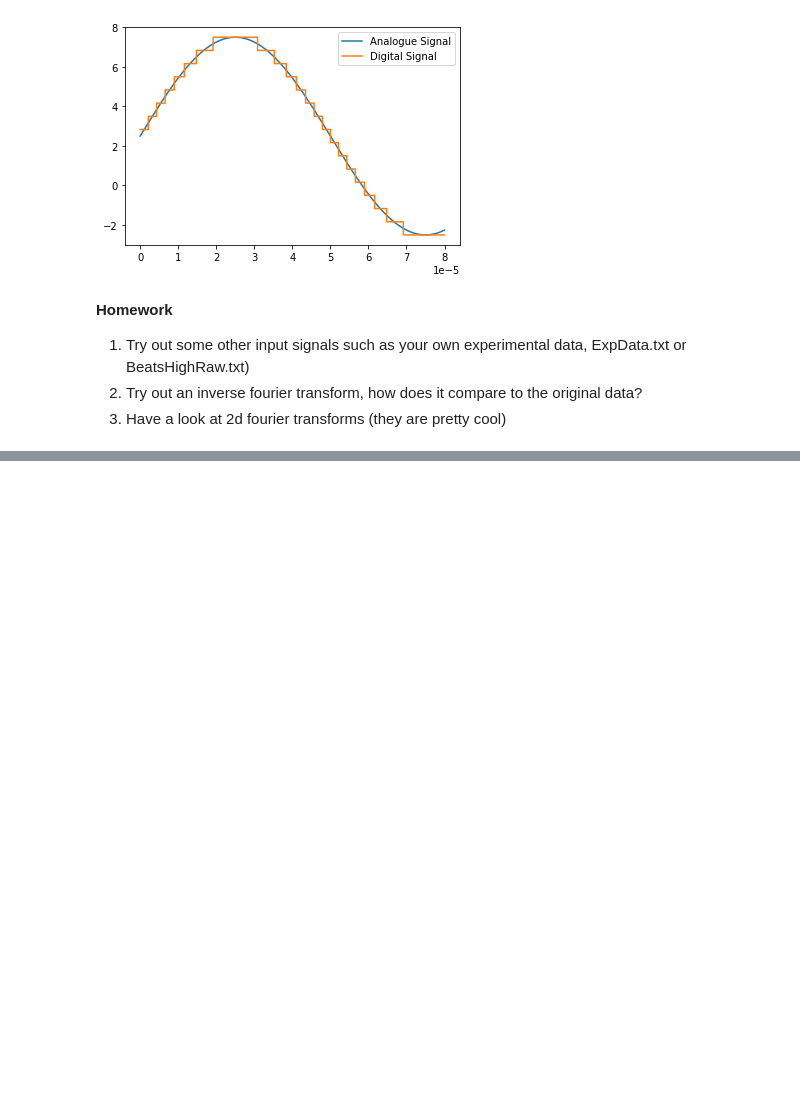
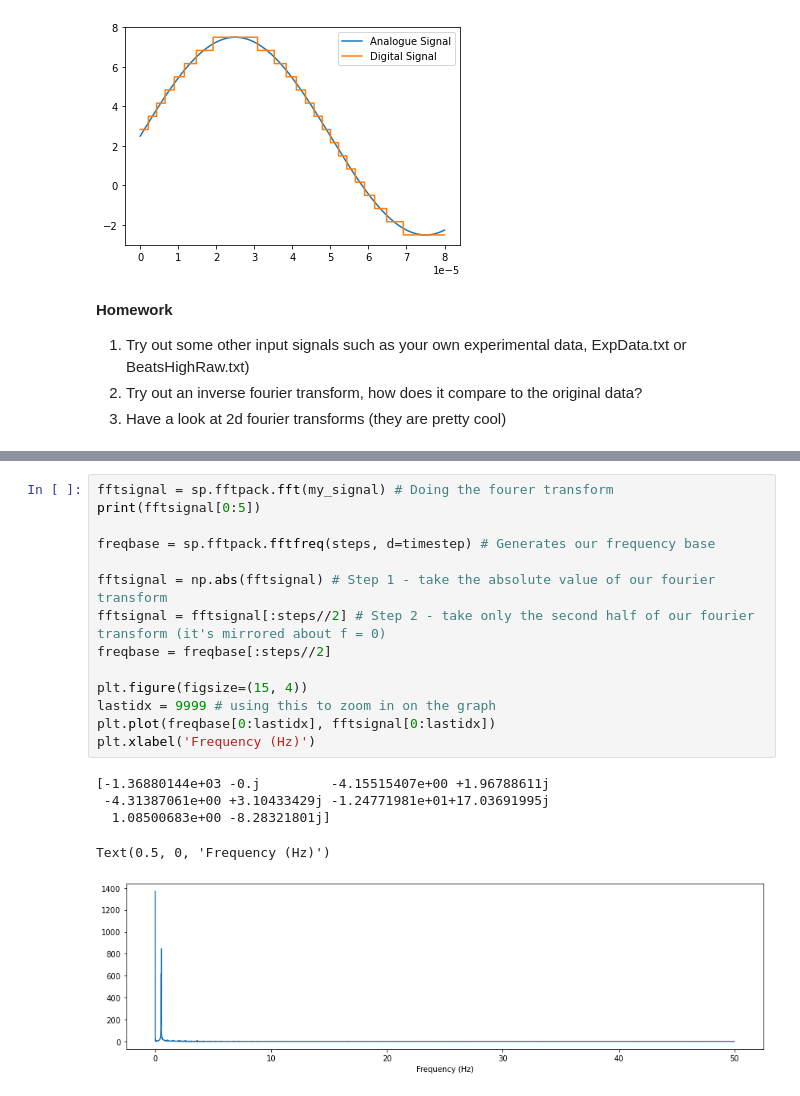
Before and after one commit to phys3112/Tutorials-with-Matt, a Jupyter notebook: Tutorial 4 ADC Random Fourier Answers.ipynb, the cells around one changed output, grey strips where cells are left out. Drawn from its saved outputs; the diff is of its cells as text; blank space fills up the shorter version.

```diff
--- a/Tutorial 4 ADC Random Fourier Answers.ipynb
+++ b/Tutorial 4 ADC Random Fourier Answers.ipynb
@@ -59,0 +139,20 @@ plt.legend(["Analogue Signal", "Digital Signal"])
+# %%
+fftsignal = sp.fftpack.fft(my_signal) # Doing the fourer transform
+print(fftsignal[0:5])
+
+freqbase = sp.fftpack.fftfreq(steps, d=timestep) # Generates our frequency base
+
+fftsignal = np.abs(fftsignal) # Step 1 - take the absolute value of our fourier transform
+fftsignal = fftsignal[:steps//2] # Step 2 - take only the second half of our fourier transform (it's mirrored about f = 0)
+freqbase = freqbase[:steps//2]
+
+plt.figure(figsize=(15, 4))
+lastidx = 9999 # using this to zoom in on the graph
+plt.plot(freqbase[0:lastidx], fftsignal[0:lastidx])
+plt.xlabel('Frequency (Hz)')
+# %% [output]
+[-1.36880144e+03 -0.j         -4.15515407e+00 +1.96788611j
+ -4.31387061e+00 +3.10433429j -1.24771981e+01+17.03691995j
+  1.08500683e+00 -8.28321801j]
+Text(0.5, 0, 'Frequency (Hz)')
+[figure, added]
```
Also changed, not shown: parts of 6 cells of this notebook, 2 other files.
